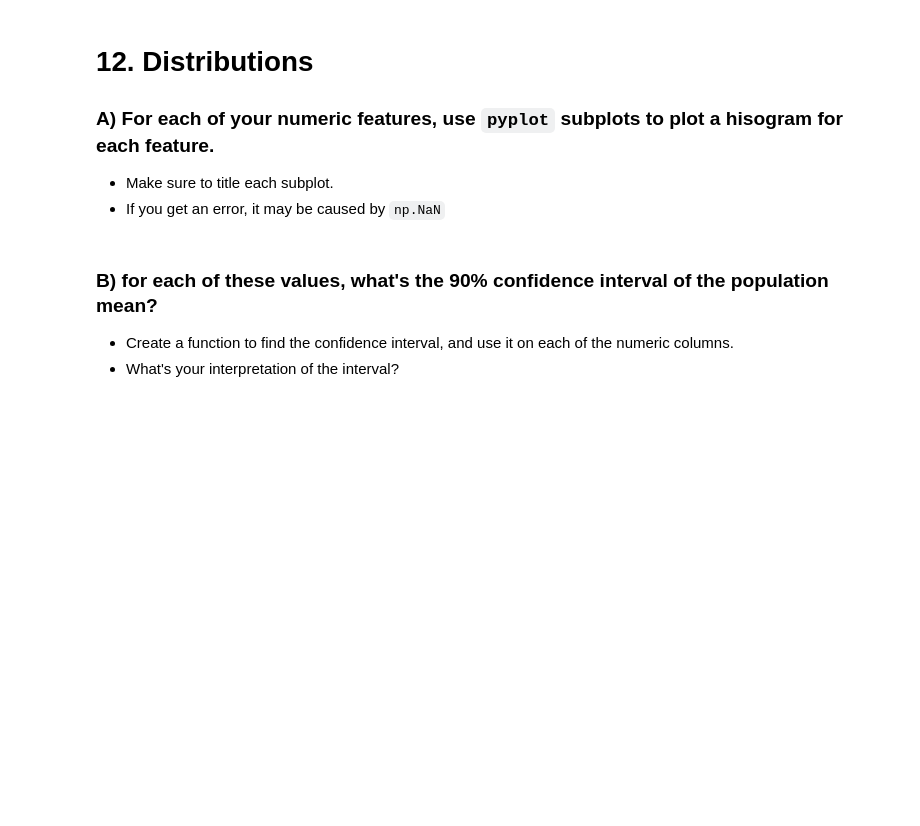
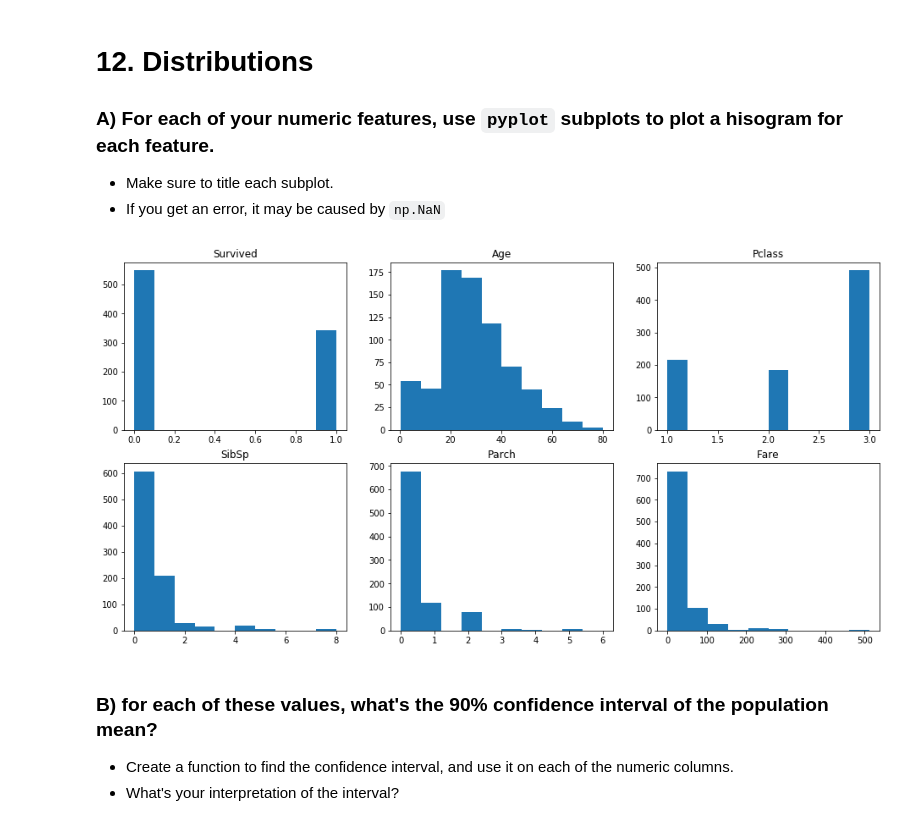
Before and after one commit to JFritz227/Project_1_Titanic, a Jupyter notebook: Project_1_titanic_starter_code_Jordan_Fritz.ipynb, the cells around one changed output. Cells and saved outputs as stored; diff of their text form; code cells hidden in the pictures; blank space fills up the shorter version.

```diff
--- a/Project_1_titanic_starter_code_Jordan_Fritz.ipynb
+++ b/Project_1_titanic_starter_code_Jordan_Fritz.ipynb
@@ -123,14 +152,3 @@ The beginning of your `data_dict` should look like:
       'Ticket': '237736'},
       ...
       }
-# %%
-data_dict = {}
-for j in range(len(data)):
-    for a, b in zip(header ,data[j]):
-        if a == 'PassengerId':
-            c = b
-            data_dict[c] = {}
-        else:
-            data_dict[c].update({a:b})
-
-print(data_dict['1'])
@@ -138,0 +155,13 @@ print(data_dict['1'])
+# %%
+# create a data dictionary with the first key:value pair as the key = PassengerId and the value = another data dictionary. Inside this second dictionary, the key:value pairs are the key = column name ('Age', 'SibSp', etc.) and the value is the value associated with that passenger in that column
+data_dict = {}
+for j in data:
+    for a, b in zip(header ,j):
+        if a == 'PassengerId':
+            c = b
+            data_dict[c] = {}
+        else:
+            data_dict[c].update({a:b})
+
+# only displaying one passenger's dictionary so that there is not too much output
+display(data_dict['1'])
@@ -144,0 +184,2 @@ data_dict_comp = {}
+# %%
+data_dict_comp = {data_dict[b] = {} if a == 'PassengerId' else data_dict[b].update({a:b}) for j in data and a,b in zip(header, j)}
@@ -455,6 +635,17 @@ The survival rate for high class females was 0.9680851063829787
 # %%
 import matplotlib.pyplot as plt
 %matplotlib inline
+# %%
+# using a for loop, loops through each data set and plots a histogram
+numeric_columns = ['Survived', 'Age', 'Pclass', 'SibSp', 'Parch', 'Fare']
+fig = plt.figure(figsize=(16,8))
+for i, col in enumerate(numeric_columns):
+    fig.add_subplot(2,3,1+i)
+    col_data = data_dict_columns[col]
+    plt.hist(col_data)
+    plt.title(col)
+# %% [output]
+[figure, added]
 # %% [markdown]
 ### B) for each of these values, what's the 90% confidence interval of the population mean?
 
```
Also changed, not shown: parts of 32 cells of this notebook.
